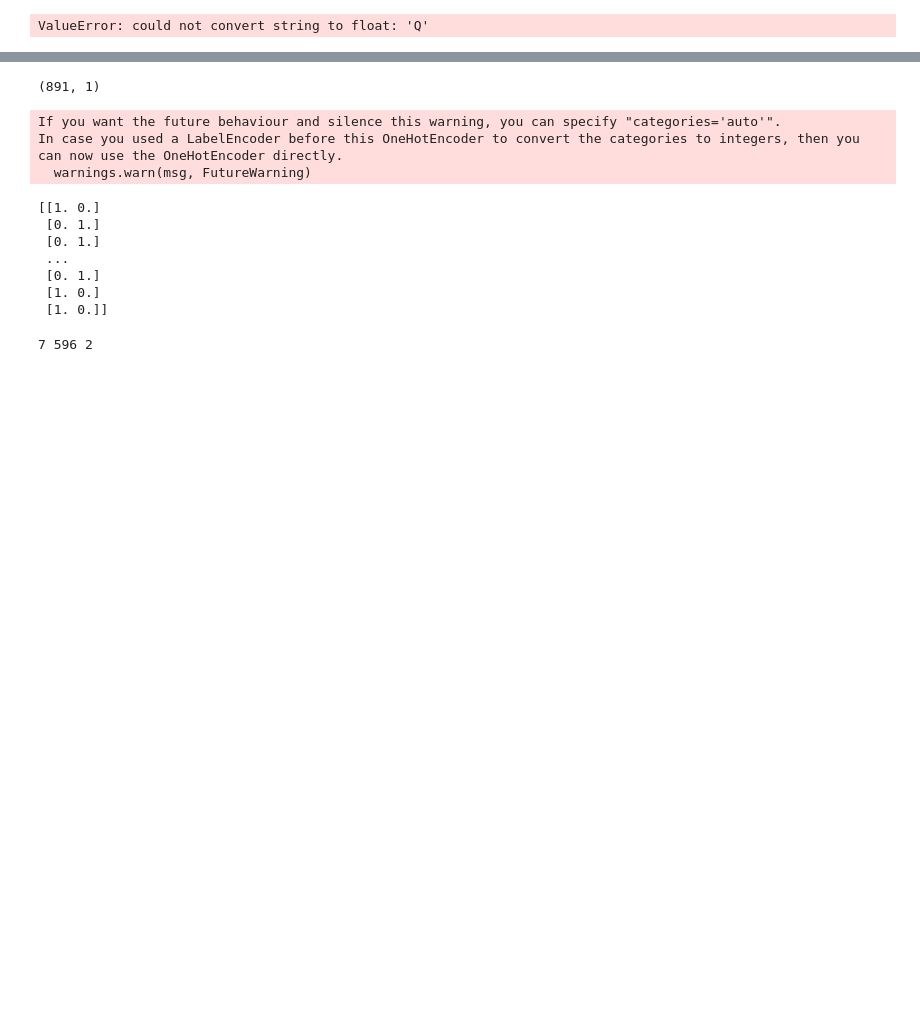
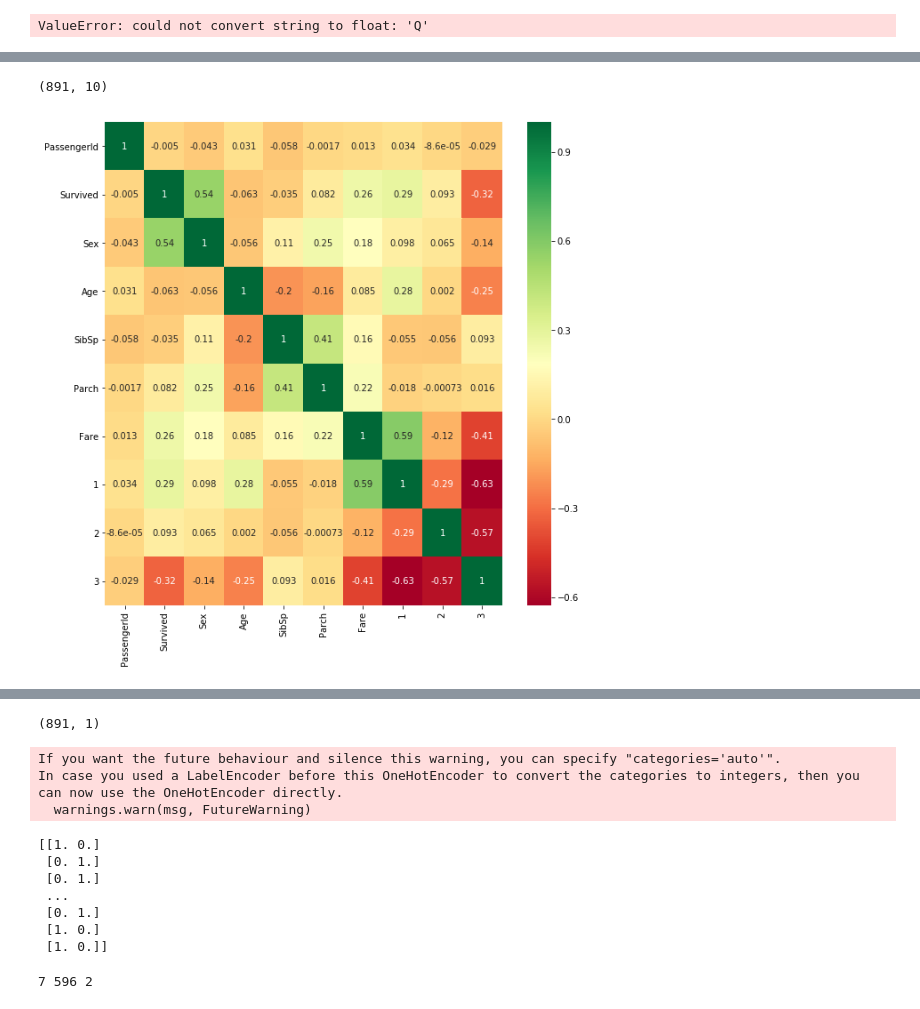
Before and after one commit to bhowmickarka/Titanic-Kaggle, a Jupyter notebook: Binary_Clssification_using_sigmoid_new.ipynb, the cells around one changed output, grey strips where cells are left out. Cells and saved outputs as stored; diff of their text form; code cells hidden in the pictures; blank space fills up the shorter version.

```diff
--- a/Binary_Clssification_using_sigmoid_new.ipynb
+++ b/Binary_Clssification_using_sigmoid_new.ipynb
@@ -54,0 +102,4 @@ data_train['Age']=data_train['Age'].fillna(method='ffill',axis=0)
+# %%
+print(data_train.shape)
+# %% [output]
+(891, 10)
@@ -54,0 +108,9 @@ data_train['Age']=data_train['Age'].fillna(method='ffill',axis=0)
+# %%
+# Trying to do feature selection with Correlation Matrix with HeatMap
+corrmat=data_train.corr()
+top_corr_features=corrmat.index
+plt.figure(figsize=(10,10))
+#plotting the heatmap
+g=sns.heatmap(data_train[top_corr_features].corr(),annot=True,cmap="RdYlGn")
+# %% [output]
+[figure, added]
```
Also changed, not shown: parts of 7 cells of this notebook.
